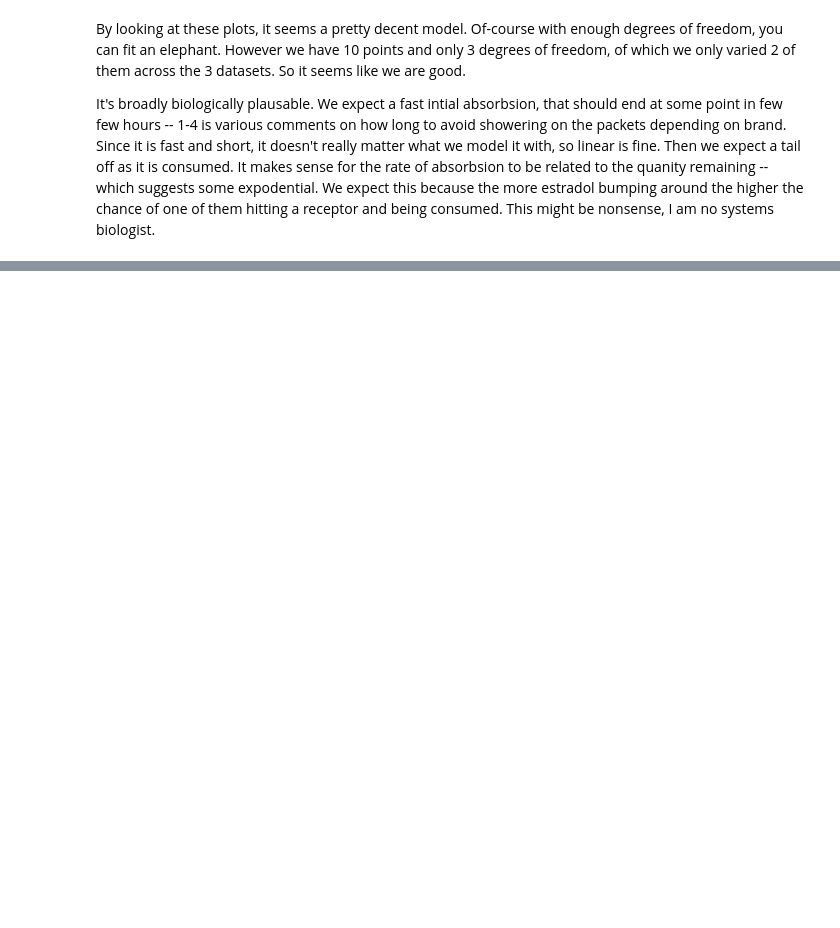
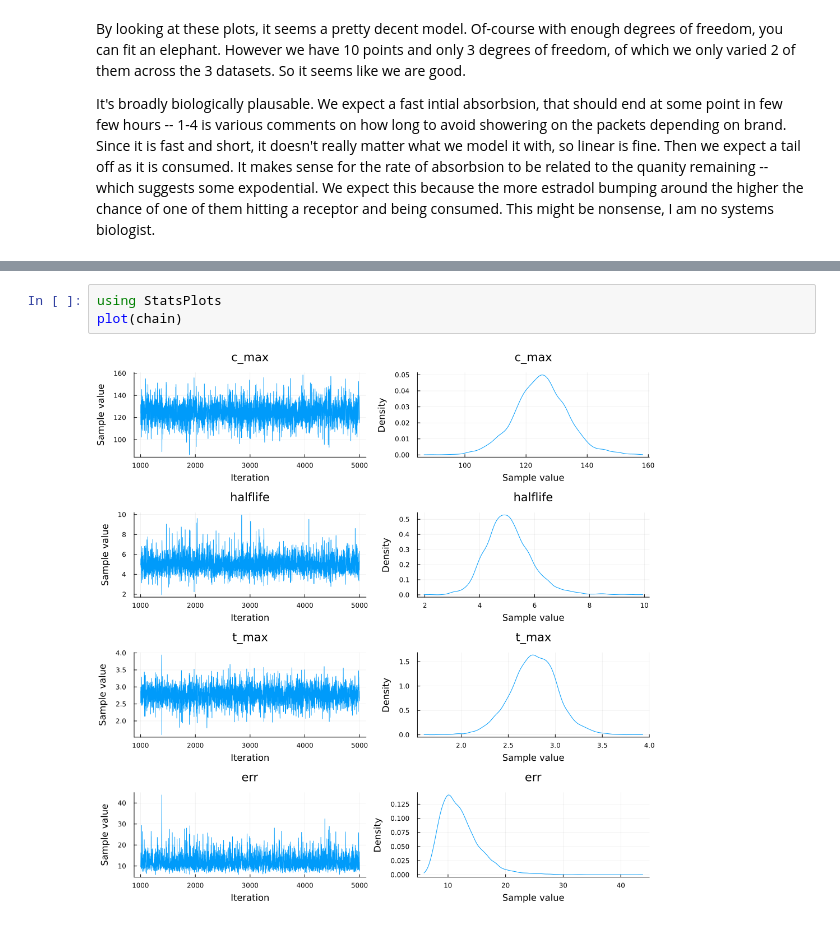
Before and after one commit to oxinabox/oxinabox.github.io, a Jupyter notebook: notebook_posts/Estimating Estrogen.ipynb, the cells around one changed output, grey strips where cells are left out. Saved outputs shown, nothing was run; the diff lists cells and outputs as text; blank space fills up the shorter version.

```diff
--- a/notebook_posts/Estimating Estrogen.ipynb
+++ b/notebook_posts/Estimating Estrogen.ipynb
@@ -141,3 +206,8 @@ Summary Statistics
+# %%
+using StatsPlots
+plot(chain)
+# %% [output]
+[figure, added]
 # %%
 using Tables
 
```
Also changed, not shown: parts of 15 cells of this notebook.
